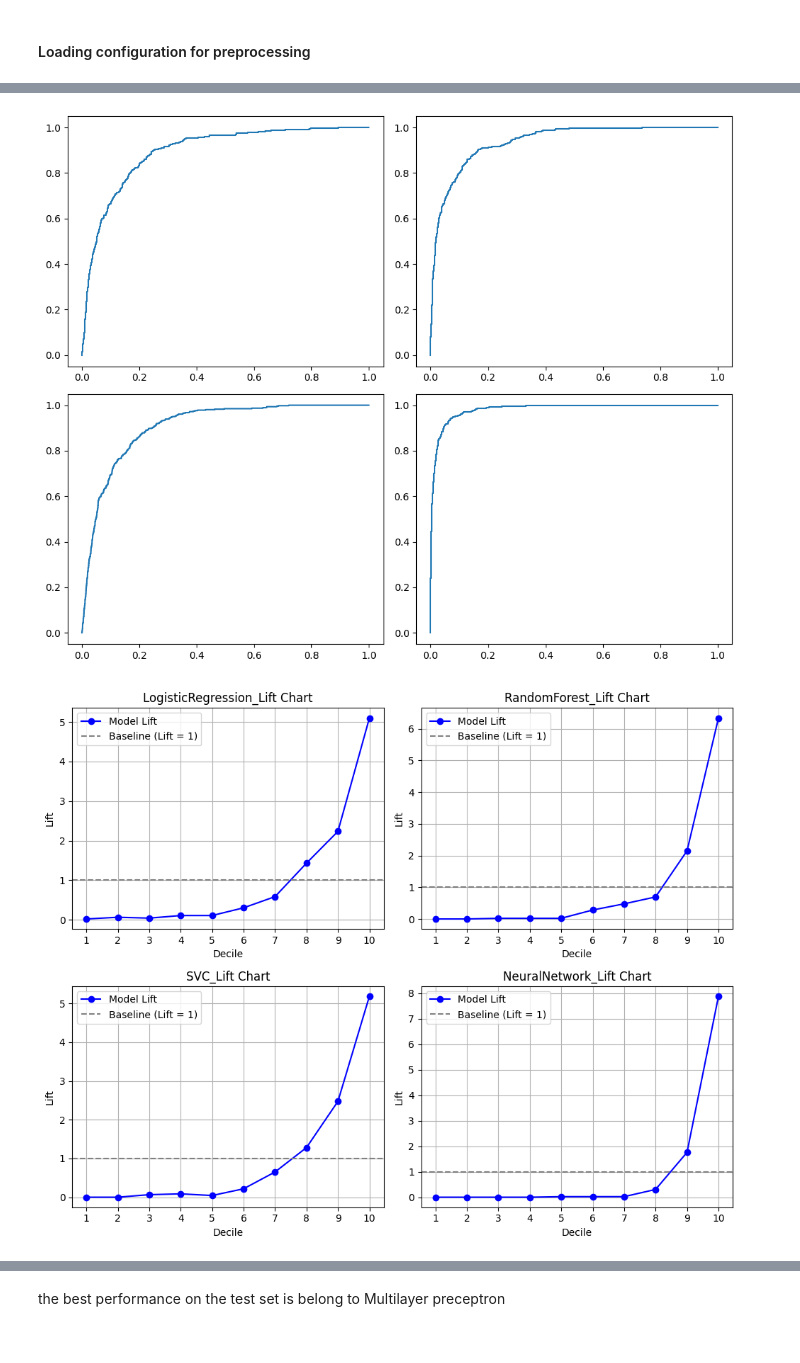
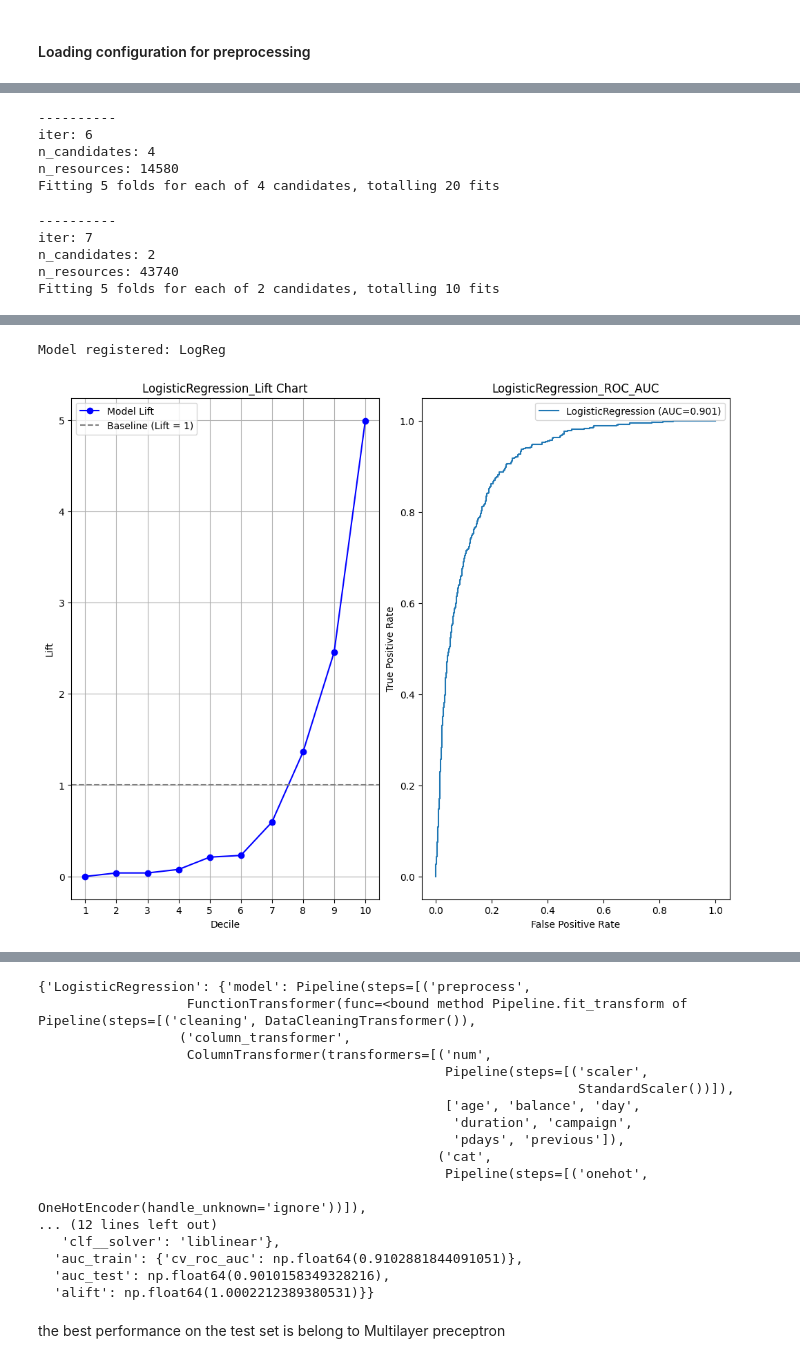
Before and after one commit to SoheilMehrizi/Decision-Support-System-for-Bank-telemarketing, a Jupyter notebook: notebooks/DataMining.ipynb, the cells around one changed output, grey strips where cells are left out. Cells and saved outputs as stored; diff of their text form; code cells hidden in the pictures.

Commit message:
Update DataMining notebook , train_pipeline refinement.

```diff
--- a/notebooks/DataMining.ipynb
+++ b/notebooks/DataMining.ipynb
@@ -99,16 +115,12 @@ fe_config = cr.get_config("fe_config")
 # %%
-# Preprocessing the data
-data_train_prep = prep(
-    df_=df_train,
-    target_column='y',
+# fetch the preprocessing pipeline
+preprocess_pipe = preprocess_pipeline(
+
+    num_columns=num_columns,
+    cat_columns=cat_columns,
     missing_method='drop',  # or 'fill'
     fill_value=None,
     fill_method=None,
     missing_threshold=0.5,
     outlier_removal=False,
-    add_new_features=True,
-    fe_config=fe_config,
-    return_dataframe=True,
 )
-df_test
-data_train_prep.info()
@@ -166,7 +127,2 @@ memory usage: 2.0 MB
-# %%
-y_train = data_train_prep['y']
-X_train = data_train_prep.drop(columns = ['y'])
-# %%
-X_test = data_test_prep.drop(columns = ['y'])
-
-y_test = data_test_prep['y']
+# %%
+preprocessed_test = preprocess_pipe.fit_transform(X_test, y_test)
@@ -173,3 +154,11 @@ y_test = data_test_prep['y']
 # %%
-results = train_compare_models(X_train=X_train, y_train=y_train, X_test=X_test, y_test=y_test)
+train_log_models(
+                X_train=X_train,
+                y_train=y_train,
+                X_test=X_test,
+                y_test=y_test,
+                preprocessing_pipeline = preprocess_pipe,
+                models_name=["LogisticRegression"],
+                visualize = True,
+                )
 # %% [output]
@@ -211,0 +219,10 @@ y_test_proba: (4461,)
+----------
+iter: 6
+n_candidates: 4
+n_resources: 14580
+Fitting 5 folds for each of 4 candidates, totalling 20 fits
+----------
+iter: 7
+n_candidates: 2
+n_resources: 43740
+Fitting 5 folds for each of 2 candidates, totalling 10 fits
@@ -212,2 +235,2 @@ y_test_proba: (4461,)
+Model registered: LogReg
-[figure, old version]
+[figure, new version]
-[figure, removed]
@@ -219,3 +237,20 @@ y_test_proba: (4461,)
+{'LogisticRegression': {'model': Pipeline(steps=[('preprocess',
+                   FunctionTransformer(func=<bound method Pipeline.fit_transform of Pipeline(steps=[('cleaning', DataCleaningTransformer()),
+                  ('column_transformer',
+                   ColumnTransformer(transformers=[('num',
+                                                    Pipeline(steps=[('scaler',
+                                                                     StandardScaler())]),
+                                                    ['age', 'balance', 'day',
+                                                     'duration', 'campaign',
+                                                     'pdays', 'previous']),
+                                                   ('cat',
+                                                    Pipeline(steps=[('onehot',
+                                                                     OneHotEncoder(handle_unknown='ignore'))]),
+... (12 lines left out)
+   'clf__solver': 'liblinear'},
+  'auc_train': {'cv_roc_auc': np.float64(0.9102881844091051)},
+  'auc_test': np.float64(0.9010158349328216),
+  'alift': np.float64(1.0002212389380531)}}
 # %% [markdown]
 the best performance on the test set is belong to Multilayer preceptron
 # %% [markdown]
```
Also changed, not shown: parts of 12 cells of this notebook.
